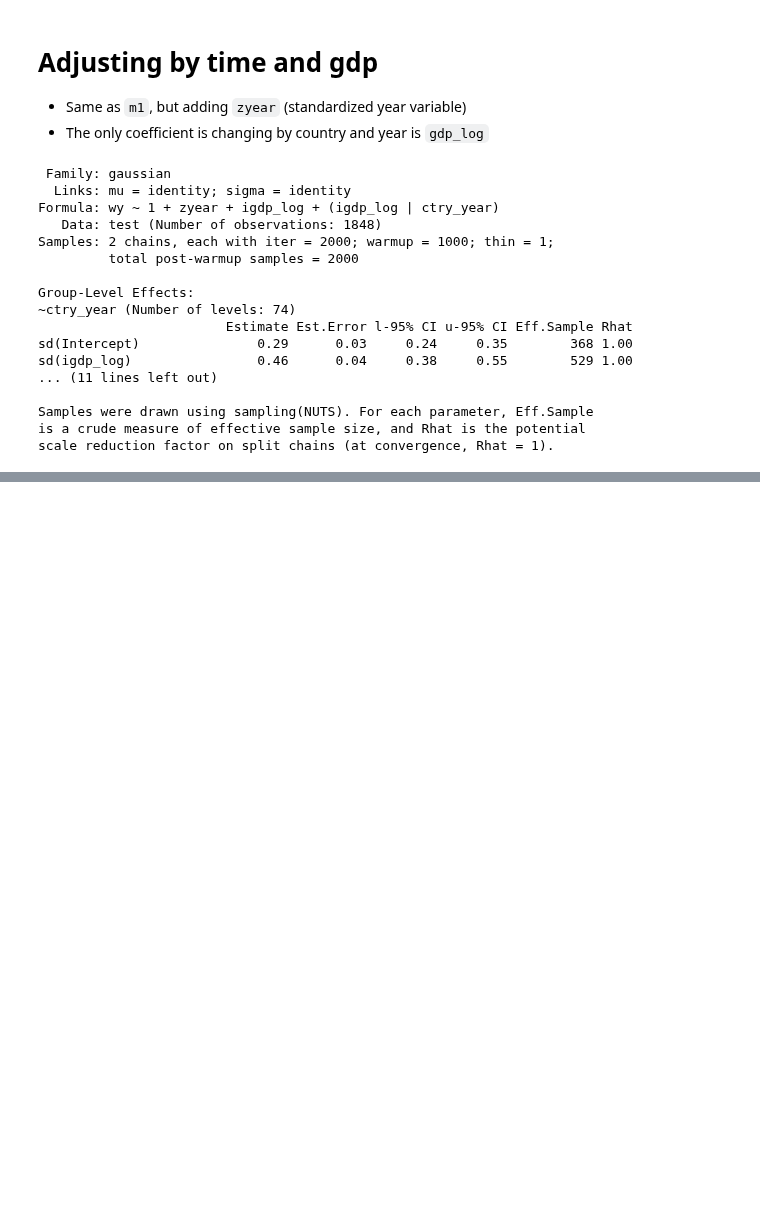
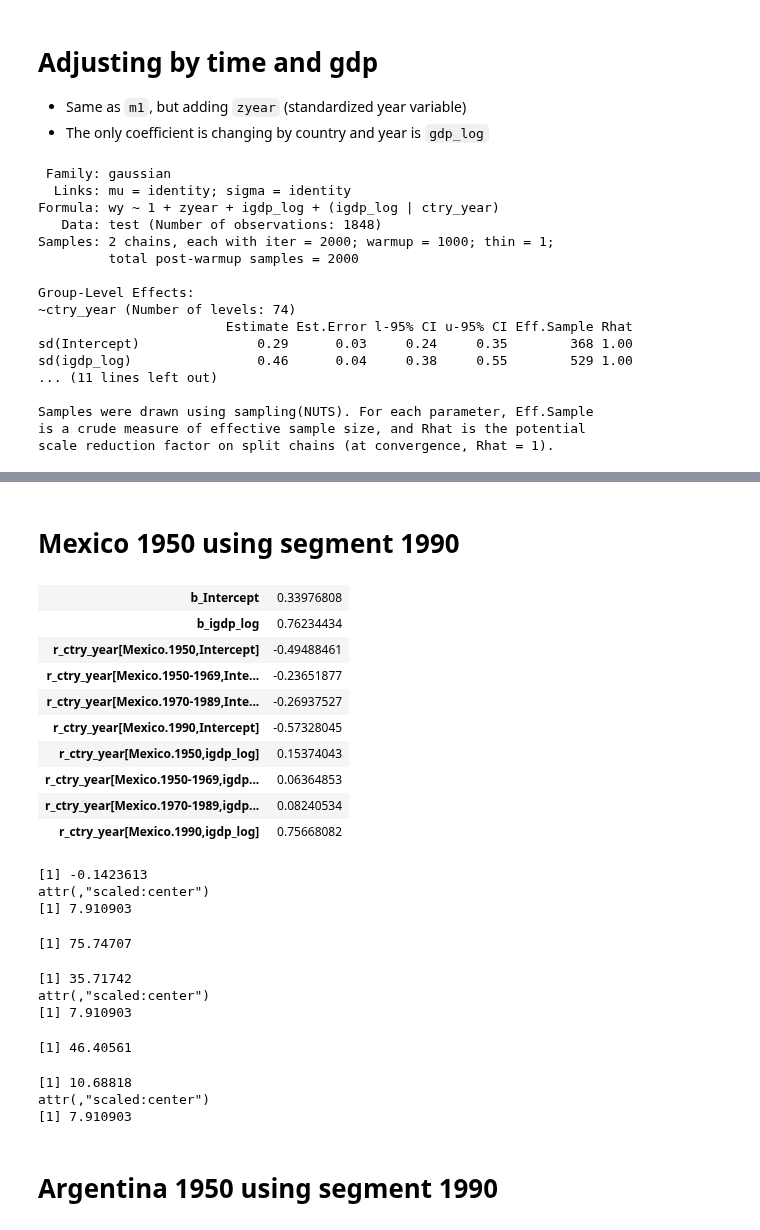
Before and after one commit to sdaza/lambda, a Jupyter notebook: notebooks/stacking_covariates.ipynb, the cells around one changed output, grey strips where cells are left out. Saved outputs shown, nothing was run; the diff lists cells and outputs as text; code cells hidden in the pictures; blank space fills up the shorter version.

```diff
--- a/notebooks/stacking_covariates.ipynb
+++ b/notebooks/stacking_covariates.ipynb
@@ -771,0 +774,5 @@ scale reduction factor on split chains (at convergence, Rhat = 1).
+# %%
+m1.1 = brm(formula = wy ~ 1 + igdp_log  + (igdp_log|ctry_year),
+           data = test,
+           iter = 2000,
+           chains = 2)
@@ -771,0 +782,2 @@ scale reduction factor on split chains (at convergence, Rhat = 1).
+# %%
+s = data.table(posterior_samples(m1.1))
@@ -771,0 +804,27 @@ scale reduction factor on split chains (at convergence, Rhat = 1).
+# %%
+ss = s[, lapply(.SD, median)] # compute median to estimate CF
+# %% [markdown]
+# Mexico 1950 using segment 1990
+# %%
+coeffs = t(ss[, .SD, .SDcols = names(ss) %like% '^b|Mexico'])
+# %%
+coeffs
+# %% [output]
+| b_Intercept | 0.33976808 |
+| b_igdp_log | 0.76234434 |
+| r_ctry_year[Mexico.1950,Intercept] | -0.49488461 |
+| r_ctry_year[Mexico.1950-1969,Inte... | -0.23651877 |
+| r_ctry_year[Mexico.1970-1989,Inte... | -0.26937527 |
+| r_ctry_year[Mexico.1990,Intercept] | -0.57328045 |
+| r_ctry_year[Mexico.1950,igdp_log] | 0.15374043 |
+| r_ctry_year[Mexico.1950-1969,igdp... | 0.06364853 |
+| r_ctry_year[Mexico.1970-1989,igdp... | 0.08240534 |
+| r_ctry_year[Mexico.1990,igdp_log] | 0.75668082 |
+# %%
+(log_gpd_mexico_1950 = test[ctry=='Mexico' & year==1950, igdp_log])
+(max_value = test[ctry=='Mexico' & year==1950, max_le])
+# %% [output]
+[1] -0.1423613
+attr(,"scaled:center")
+[1] 7.910903
+[1] 75.74707
@@ -771,0 +833,20 @@ scale reduction factor on split chains (at convergence, Rhat = 1).
+# %%
+# counterfactual
+(acf = get_orig_values_weibull(cf, max_value))
+# %% [output]
+[1] 35.71742
+attr(,"scaled:center")
+[1] 7.910903
+# %%
+# observed
+(obs = test[ctry=='Mexico' & year==1950, Ex])
+# %% [output]
+[1] 46.40561
+# %%
+obs - acf
+# %% [output]
+[1] 10.68818
+attr(,"scaled:center")
+[1] 7.910903
+# %% [markdown]
+# Argentina 1950 using segment 1990
```
Also changed, not shown: parts of 15 cells of this notebook.
